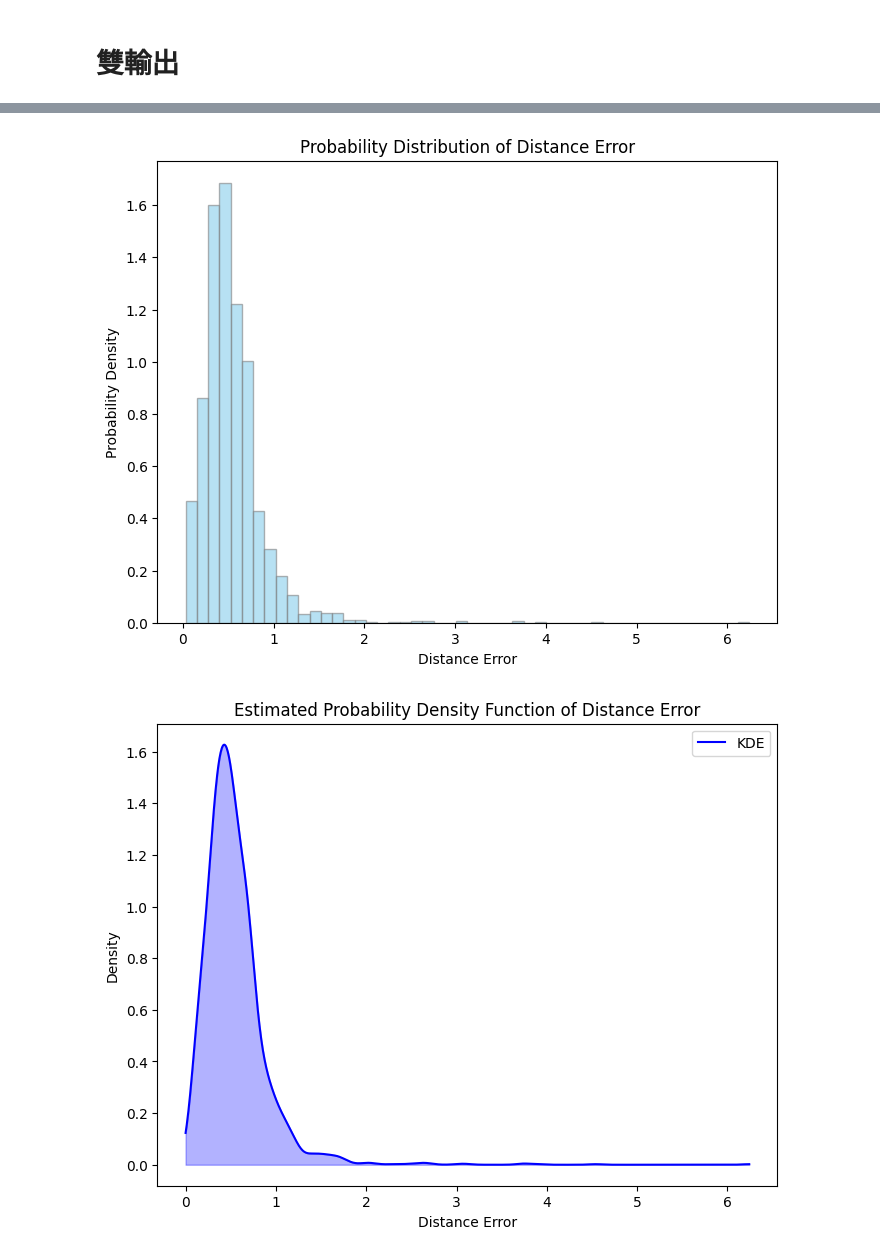
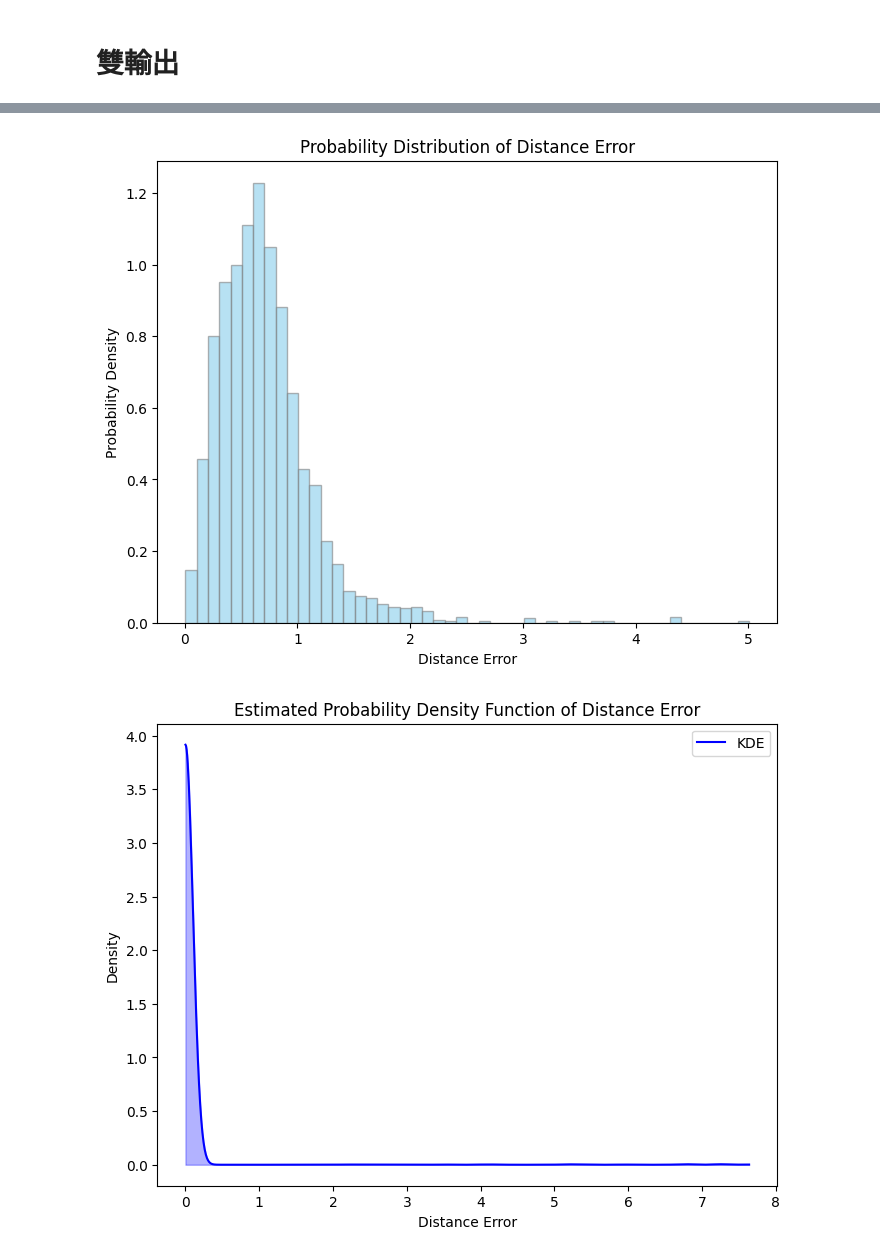
Before and after one commit to kuku000/csi_tool, a Jupyter notebook: model_CNN/rssicsi_train.ipynb, the cells around one changed output, grey strips where cells are left out. Drawn from its saved outputs; the diff is of its cells as text; code cells hidden in the pictures.

Commit message:
+rssi_csi model

```diff
--- a/model_CNN/rssicsi_train.ipynb
+++ b/model_CNN/rssicsi_train.ipynb
@@ -350,19 +354,23 @@ rssi = df_merged_all[['AP1_Rssi', 'AP2_Rssi', 'AP3_Rssi', 'AP4_Rssi']]
+# %%
+amp_d = denoise.preprocess_csi_for_fingerprint2(np.array(amp)) # 前處理
+# %%
+amp_d = pd.DataFrame(amp_d)
 # %%
 from sklearn.model_selection import train_test_split
 
 # 取得原始的 index
-indices = amp.index
+indices = amp_d.index
 
 # 先切分 train 與 temp (train: 70%, temp: 30%)
-train_idx, temp_idx = train_test_split(indices, test_size=0.3, random_state=42, shuffle=True)
+train_idx, temp_idx = train_test_split(indices, test_size=0.3, random_state=42)
 
 # 接著切分 temp 為 validation 與 test (各 10% 與 20%，因為 1/3 的 30% 為 10%)
-val_idx, test_idx = train_test_split(temp_idx, test_size=1/3, random_state=42, shuffle=True)
+val_idx, test_idx = train_test_split(temp_idx, test_size=1/3, random_state=42)
 
 # 使用 .loc 根據切分的 index 取得各部分資料
-amp_train = amp.loc[train_idx]
-amp_val   = amp.loc[val_idx]
-amp_test  = amp.loc[test_idx]
+amp_train = amp_d.loc[train_idx]
+amp_val   = amp_d.loc[val_idx]
+amp_test  = amp_d.loc[test_idx]
 
 rssi_train = rssi.loc[train_idx]
 rssi_val   = rssi.loc[val_idx]
@@ -1063,6 +1338,6 @@ Early stop at epoch 174
 # %%
 # 載入最佳模型
-model.load_state_dict(torch.load("/media/mcs/1441ae67-d7cd-43e6-b028-169f78661a2f/kyle/csi_tool/model_CNN/models_save/rssi_csi_best_model_0316_reg_class_std.pth"))
+model.load_state_dict(torch.load("/media/mcs/1441ae67-d7cd-43e6-b028-169f78661a2f/kyle/csi_tool/model_CNN/models_save/rssi_csi_best_model_0317_reg_class_std_04.pth"))
 model.eval()
 
 # 測試模型
@@ -1165,37 +1440,37 @@ def compute_individual_errors(y_true, y_pred, coord_dict):
         if true_label not in coord_dict:
             continue
         true_coord = np.array(coord_dict[true_label])
         error = np.linalg.norm(pred_coord - true_coord)
         errors.append(error)
     return np.array(errors)
 
 # 假設 all_labels 為真實分類標籤 (0-index)，all_reg 為模型回歸輸出的 (X, Y) 座標 (NumPy 陣列)
-errors = compute_individual_errors(np.array(all_labels), np.array(all_reg), COORDINATES)
+errors1 = compute_individual_errors(np.array(all_labels), np.array(all_reg), COORDINATES)
 
 # 繪製直方圖 (歸一化為機率密度)
 plt.figure(figsize=(8,6))
-plt.hist(errors, bins=50, density=True, alpha=0.6, color='skyblue', edgecolor='gray')
+plt.hist(errors1, bins=50, density=True, alpha=0.6, color='skyblue', edgecolor='gray')
 plt.xlabel('Distance Error')
 plt.ylabel('Probability Density')
 plt.title('Probability Distribution of Distance Error')
 plt.show()
 
 # 使用 Gaussian KDE 估計密度
 kde = gaussian_kde(errors)
 x_range = np.linspace(0, errors.max(), 1000)
 density = kde(x_range)
 
 plt.figure(figsize=(8,6))
 plt.plot(x_range, density, 'b-', label='KDE')
 plt.fill_between(x_range, density, alpha=0.3, color='blue')
 plt.xlabel('Distance Error')
 plt.ylabel('Density')
 plt.title('Estimated Probability Density Function of Distance Error')
 plt.legend()
 plt.show()
 # %% [output]
-[figure, old version]
+[figure, new version]
-[figure, old version]
+[figure, new version]
 # %%
 import numpy as np
 import matplotlib.pyplot as plt
```
Also changed, not shown: parts of 22 cells of this notebook, 8 other files.
